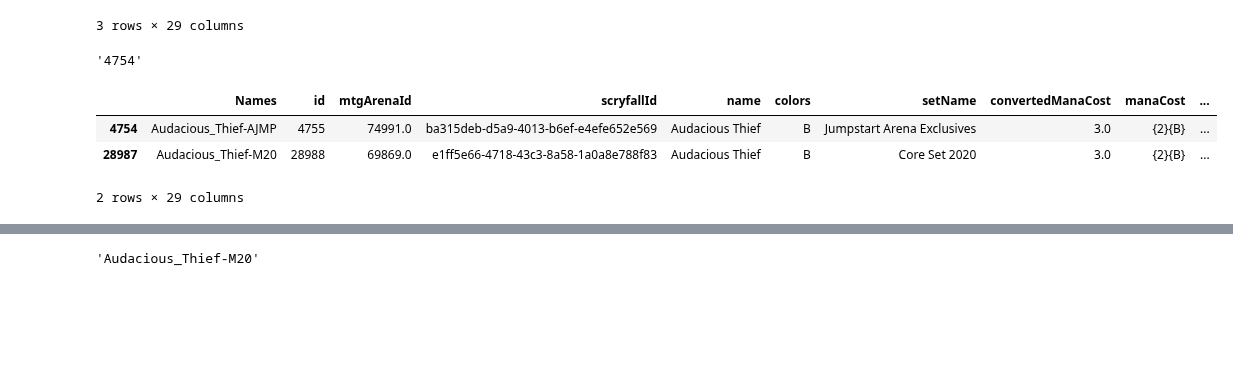
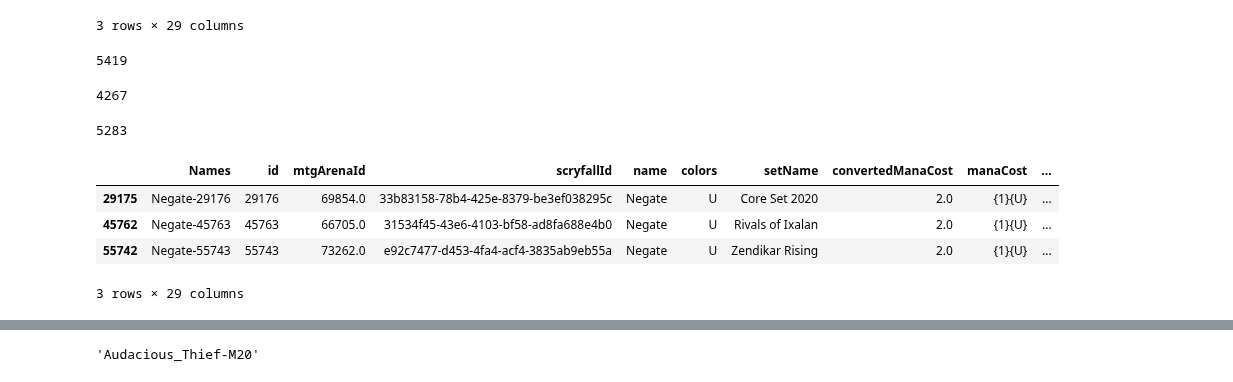
Before and after one commit to ledgerW/magicml, a Jupyter notebook: notebooks/mtgjson_sm_proc.ipynb, the cells around one changed output, grey strips where cells are left out. Drawn from its saved outputs; the diff is of its cells as text; code cells hidden in the pictures; blank space fills up the shorter version.

```diff
--- a/notebooks/mtgjson_sm_proc.ipynb
+++ b/notebooks/mtgjson_sm_proc.ipynb
@@ -540,17 +540,27 @@ cards_df.head(3)
 | 4754 | Audacious_Thief-4755 | 4755 | 74991.0 | ba315deb-d5a9-4013-b6ef-e4efe652e569 | Audacious Thief | B | Jumpstart Arena Exclusives | 3.0 | {2}{B} | ... |
 | 4755 | Banishing_Light-4756 | 4756 | 74986.0 | ca112bae-6ac5-4cdf-9e8c-1b99f7396995 | Banishing Light | W | Jumpstart Arena Exclusives | 3.0 | {2}{W} | ... |
 3 rows × 29 columns
-# %%
-str(cards_df.reset_index(drop=True).id[0])
-# %% [output]
-'4754'
+# %%
+cards_df.Names.nunique()
+# %% [output]
+5419
+# %%
+cards_df.name.nunique()
+# %% [output]
+4267
+# %%
+cards_df.scryfallId.nunique()
+# %% [output]
+5283
 # %%
-cards_df.query('name == "Audacious Thief"')
+cards_df\
+    .query('name == "Negate"')
 # %% [output]
 |  | Names | id | mtgArenaId | scryfallId | name | colors | setName | convertedManaCost | manaCost | ... |
-| 4754 | Audacious_Thief-AJMP | 4755 | 74991.0 | ba315deb-d5a9-4013-b6ef-e4efe652e569 | Audacious Thief | B | Jumpstart Arena Exclusives | 3.0 | {2}{B} | ... |
-| 28987 | Audacious_Thief-M20 | 28988 | 69869.0 | e1ff5e66-4718-43c3-8a58-1a0a8e788f83 | Audacious Thief | B | Core Set 2020 | 3.0 | {2}{B} | ... |
+| 29175 | Negate-29176 | 29176 | 69854.0 | 33b83158-78b4-425e-8379-be3ef038295c | Negate | U | Core Set 2020 | 2.0 | {1}{U} | ... |
+| 45762 | Negate-45763 | 45763 | 66705.0 | 31534f45-43e6-4103-bf58-ad8fa688e4b0 | Negate | U | Rivals of Ixalan | 2.0 | {1}{U} | ... |
+| 55742 | Negate-55743 | 55743 | 73262.0 | e92c7477-d453-4fa4-acf4-3835ab9eb55a | Negate | U | Zendikar Rising | 2.0 | {1}{U} | ... |
-2 rows × 29 columns
+3 rows × 29 columns
 # %%
 cards_df.Names.nunique()
 # %% [output]
```
Also changed, not shown: parts of 15 cells of this notebook, 6 other files.
